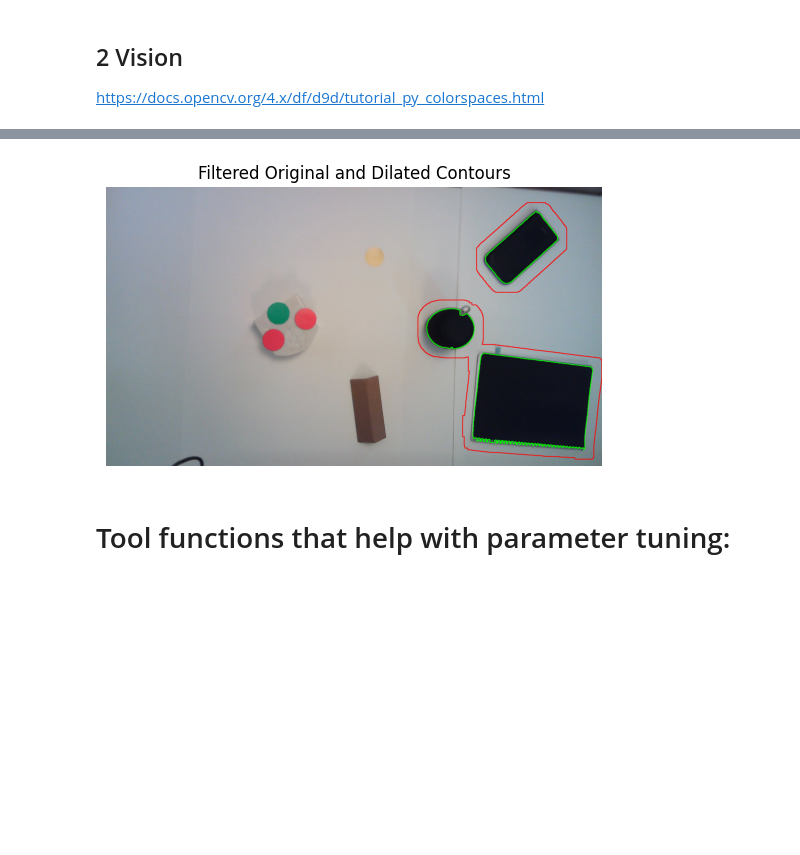
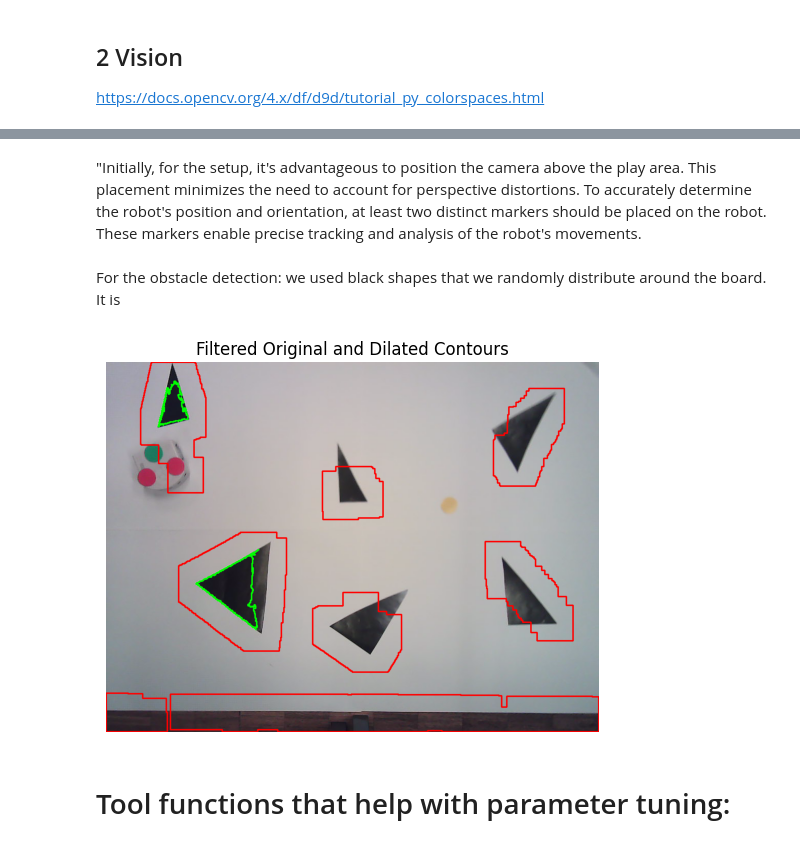
Before and after one commit to DidierNe/Mobile_Robotic_Thymio, a Jupyter notebook: Projet_Thymio.ipynb, the cells around one changed output, grey strips where cells are left out. Cells and saved outputs as stored; diff of their text form; code cells hidden in the pictures; blank space fills up the shorter version.

```diff
--- a/Projet_Thymio.ipynb
+++ b/Projet_Thymio.ipynb
@@ -125,0 +244,33 @@ plot_detected_circles(image_copy, yellow_circles,(255,255,153))  # yellow color
+# %%
+
+
+def detect_obstacle_contours(image, area_threshold, kernel_size):
+    """
+    Detects and dilates obstacle contours in the given image.
+    :param image: Input image.
+    :param area_threshold: Area threshold for filtering contours.
+    :param kernel_size: Size of the kernel used for dilation.
+    :return: Image with obstacle contours drawn.
+    """
+    hsv = cv2.cvtColor(image, cv2.COLOR_BGR2HSV)
+    mask_black = cv2.inRange(hsv, lower_black_bound, upper_black_bound)
+    contours, _ = cv2.findContours(mask_black, cv2.RETR_TREE, cv2.CHAIN_APPROX_SIMPLE)
+    filtered_contours = [cnt for cnt in contours if cv2.contourArea(cnt) > area_threshold]
+    kernel = np.ones((kernel_size, kernel_size), np.uint8)
+    mask_dilated = cv2.dilate(mask_black, kernel, iterations=1)
+    dilated_contours, _ = cv2.findContours(mask_dilated, cv2.RETR_TREE, cv2.CHAIN_APPROX_SIMPLE)
+    filtered_dilated_contours = [cnt for cnt in dilated_contours if cv2.contourArea(cnt) > area_threshold+10000]
+    contour_image = image.copy()
+    cv2.drawContours(contour_image, filtered_contours, -1, (0, 255, 0), 2)
+    cv2.drawContours(contour_image, filtered_dilated_contours, -1, (0, 0, 255), 2)
+    return contour_image, filtered_contours, filtered_dilated_contours
+# %%
+def create_obstacle_matrix(image, dilated_contours):
+    height, width = image.shape[:2]
+    obstacle_matrix = np.ones((height, width), dtype=np.uint8)
+
+    for contour in dilated_contours:
+        # Remplir chaque contour dilaté avec 0 (obstacle)
+        cv2.fillPoly(obstacle_matrix, [contour], 0)
+
+    return obstacle_matrix
@@ -125,0 +434,3 @@ plot_detected_circles(image_copy, yellow_circles,(255,255,153))  # yellow color
+# %% [markdown]
+
+"Initially, for the setup, it's advantageous to position the camera above the play area. This placement minimizes the need to account for perspective distortions. To accurately determine the robot's position and orientation, at least two distinct markers should be placed on the robot. These markers enable precise tracking and analysis of the robot's movements.
@@ -126,14 +479,16 @@ plot_detected_circles(image_copy, yellow_circles,(255,255,153))  # yellow color
+# %% [markdown]
+For the obstacle detection: we used black shapes that we randomly distribute around the board. It is
 # %%
 
-image_path = 'WIN_20231119_11_31_09_Pro.jpg'
-image = cv2.imread(image_path)
-
+#image_path = 'WIN_20231124_15_09_52_Pro.jpg'
+image = initial_frame #cv2.imread(image_path)
+image = frame.copy()  # Créer une copie de l'image
 # Convert to HSV color space
 hsv = cv2.cvtColor(image, cv2.COLOR_BGR2HSV)
 
 # Define the lower and upper bounds for the black color
 lower_black = np.array([0, 0, 0])
-upper_black = np.array([180, 255, 50])
+upper_black = np.array([180, 150, 40])
 
 # Create a black color mask
 mask_black = cv2.inRange(hsv, lower_black, upper_black)
@@ -142,37 +497,37 @@ mask_black = cv2.inRange(hsv, lower_black, upper_black)
 contours, _ = cv2.findContours(mask_black, cv2.RETR_TREE, cv2.CHAIN_APPROX_SIMPLE)
 
 # Set a realistic threshold for the area of the contours
-area_threshold = 20000  # Adjust this threshold according to your needs
+area_threshold = 2000  # Adjust this threshold according to your needs
 
 # Filter the original contours that are larger than the threshold
 filtered_contours = [cnt for cnt in contours if cv2.contourArea(cnt) > area_threshold]
 
 # Perform dilation to increase the size of the black regions
 kernel_size = 70  # Kernel size can be adjusted to control the amount of dilation
 kernel = np.ones((kernel_size, kernel_size), np.uint8)
 mask_dilated = cv2.dilate(mask_black, kernel, iterations=1)
 
 # Find contours in the dilated mask
 dilated_contours, _ = cv2.findContours(mask_dilated, cv2.RETR_TREE, cv2.CHAIN_APPROX_SIMPLE)
 
 # Filter the dilated contours that are larger than the threshold
 filtered_dilated_contours = [cnt for cnt in dilated_contours if cv2.contourArea(cnt) > area_threshold]
 
 # Draw the filtered original contours in green
 for contour in filtered_contours:
     cv2.drawContours(image, [contour], -1, (0, 255, 0), 2)
 
 # Draw the filtered dilated contours in red
 for contour in filtered_dilated_contours:
     cv2.drawContours(image, [contour], -1, (0, 0, 255), 2)
 
 # Display the image with the drawn contours
 plt.imshow(cv2.cvtColor(image, cv2.COLOR_BGR2RGB))
 plt.title('Filtered Original and Dilated Contours')
 plt.axis('off')  # Hide the axis
 plt.show()
 # %% [output]
-[figure, old version]
+[figure, new version]
 # %% [markdown]
 # Tool functions that help with parameter tuning:
 <a id="Vision-subsection-2"></a>
```
Also changed, not shown: parts of 36 cells of this notebook.
